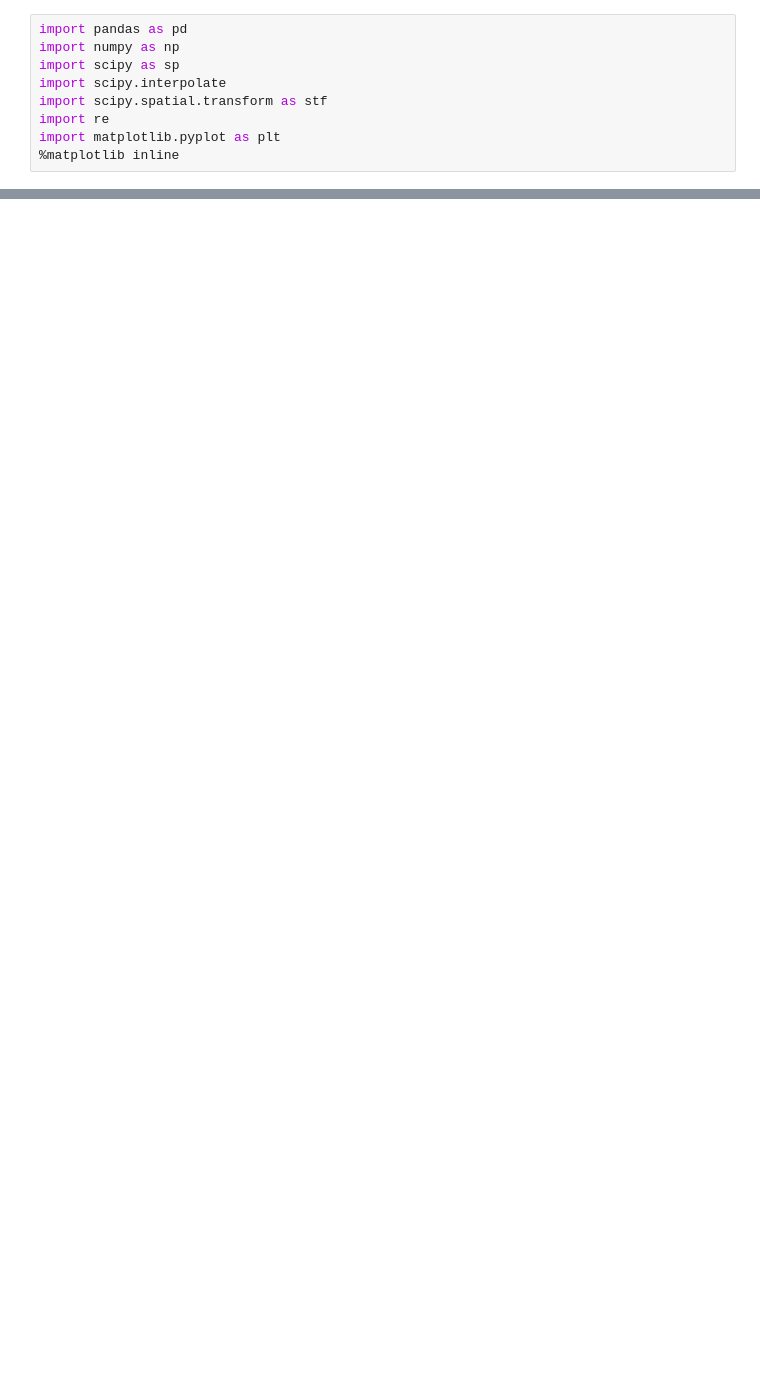
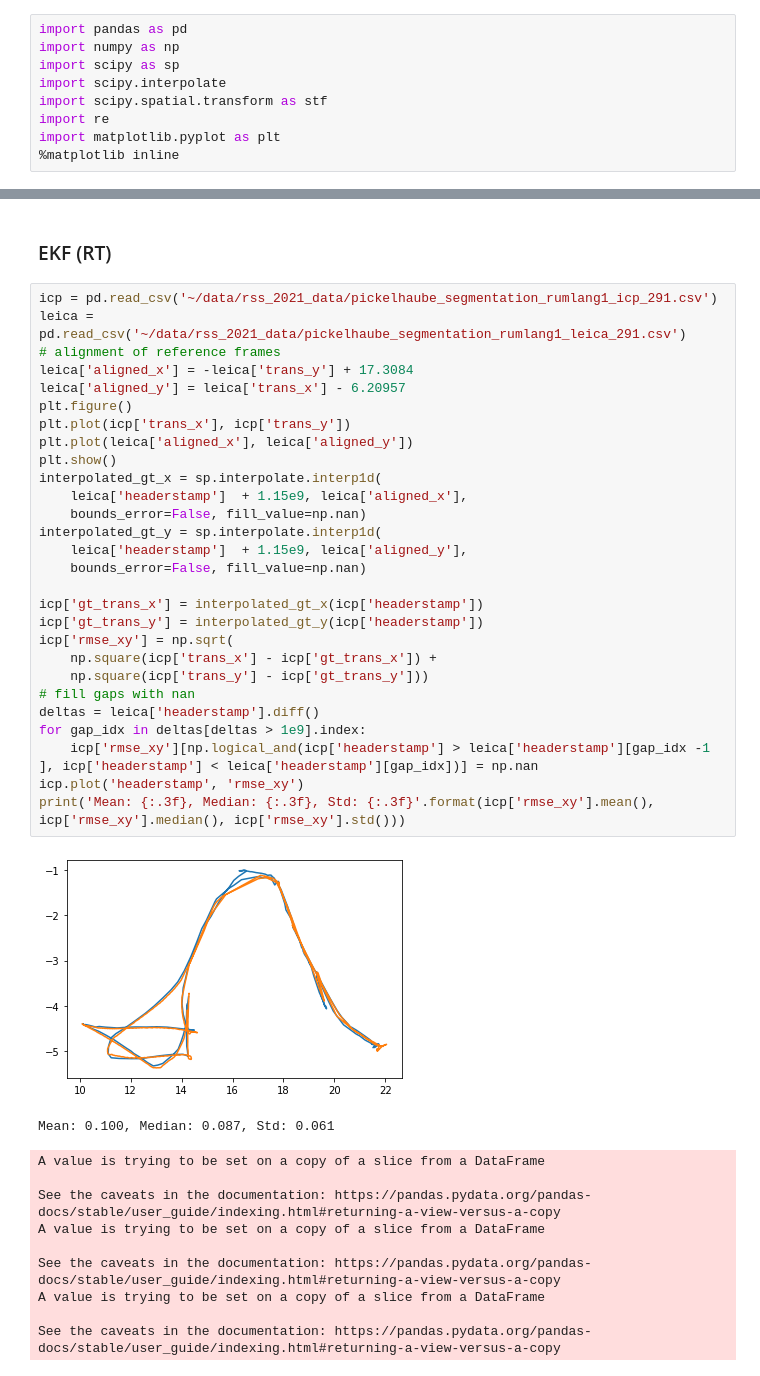
Before and after one commit to ethz-asl/background_foreground_segmentation, a Jupyter notebook: notebooks/EKF_Localization Analysis.ipynb, the cells around one changed output, grey strips where cells are left out. Saved outputs shown, nothing was run; the diff lists cells and outputs as text; blank space fills up the shorter version.

```diff
--- a/notebooks/EKF_Localization Analysis.ipynb
+++ b/notebooks/EKF_Localization Analysis.ipynb
@@ -132,0 +184,42 @@ See the caveats in the documentation: https://pandas.pydata.org/pandas-docs/stab
+# %% [markdown]
+### EKF (RT)
+# %%
+icp = pd.read_csv('~/data/rss_2021_data/pickelhaube_segmentation_rumlang1_icp_291.csv')
+leica = pd.read_csv('~/data/rss_2021_data/pickelhaube_segmentation_rumlang1_leica_291.csv')
+# alignment of reference frames
+leica['aligned_x'] = -leica['trans_y'] + 17.3084
+leica['aligned_y'] = leica['trans_x'] - 6.20957
+plt.figure()
+plt.plot(icp['trans_x'], icp['trans_y'])
+plt.plot(leica['aligned_x'], leica['aligned_y'])
+plt.show()
+interpolated_gt_x = sp.interpolate.interp1d(
+    leica['headerstamp']  + 1.15e9, leica['aligned_x'],
+    bounds_error=False, fill_value=np.nan)
+interpolated_gt_y = sp.interpolate.interp1d(
+    leica['headerstamp']  + 1.15e9, leica['aligned_y'],
+    bounds_error=False, fill_value=np.nan)
+
+icp['gt_trans_x'] = interpolated_gt_x(icp['headerstamp'])
+icp['gt_trans_y'] = interpolated_gt_y(icp['headerstamp'])
+icp['rmse_xy'] = np.sqrt(
+    np.square(icp['trans_x'] - icp['gt_trans_x']) +
+    np.square(icp['trans_y'] - icp['gt_trans_y']))
+# fill gaps with nan
+deltas = leica['headerstamp'].diff()
+for gap_idx in deltas[deltas > 1e9].index:
+    icp['rmse_xy'][np.logical_and(icp['headerstamp'] > leica['headerstamp'][gap_idx -1 ], icp['headerstamp'] < leica['headerstamp'][gap_idx])] = np.nan
+icp.plot('headerstamp', 'rmse_xy')
+print('Mean: {:.3f}, Median: {:.3f}, Std: {:.3f}'.format(icp['rmse_xy'].mean(), icp['rmse_xy'].median(), icp['rmse_xy'].std()))
+# %% [output]
+[figure, added]
+Mean: 0.100, Median: 0.087, Std: 0.061
+A value is trying to be set on a copy of a slice from a DataFrame
+
+See the caveats in the documentation: https://pandas.pydata.org/pandas-docs/stable/user_guide/indexing.html#returning-a-view-versus-a-copy
+A value is trying to be set on a copy of a slice from a DataFrame
+
+See the caveats in the documentation: https://pandas.pydata.org/pandas-docs/stable/user_guide/indexing.html#returning-a-view-versus-a-copy
+A value is trying to be set on a copy of a slice from a DataFrame
+
+See the caveats in the documentation: https://pandas.pydata.org/pandas-docs/stable/user_guide/indexing.html#returning-a-view-versus-a-copy
```
Also changed, not shown: parts of 16 cells of this notebook, 4 other files.
